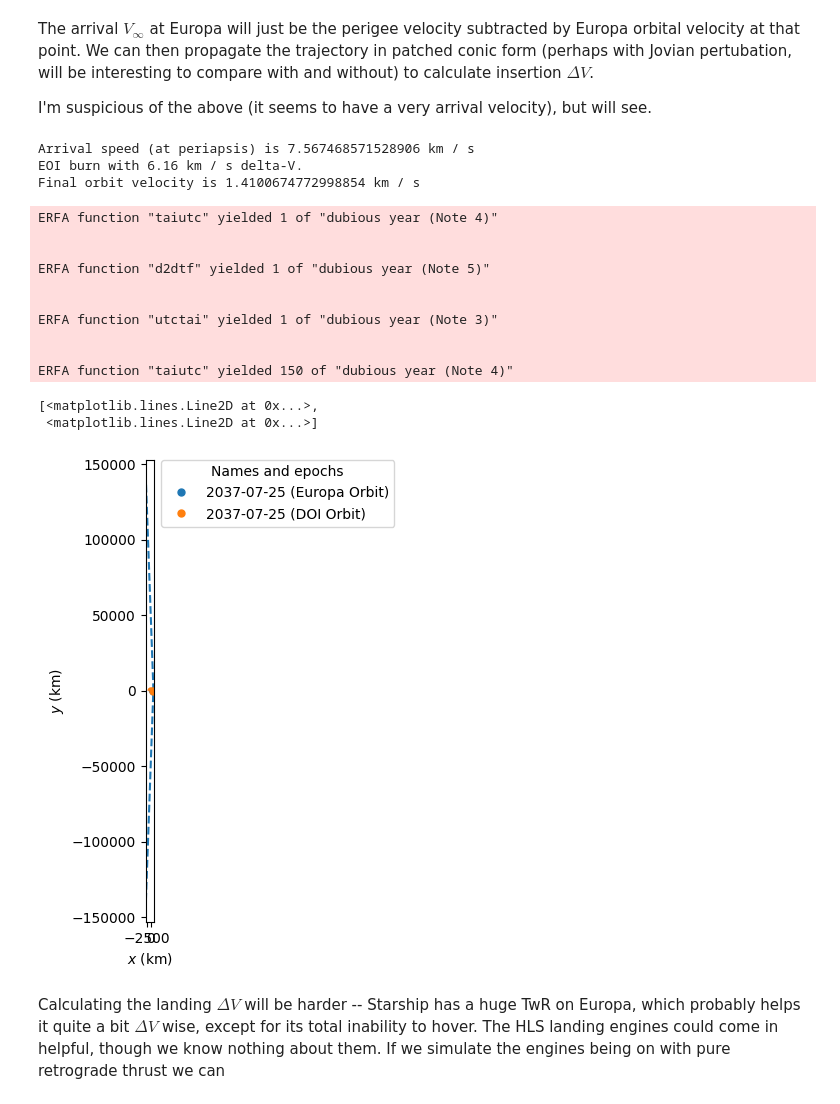
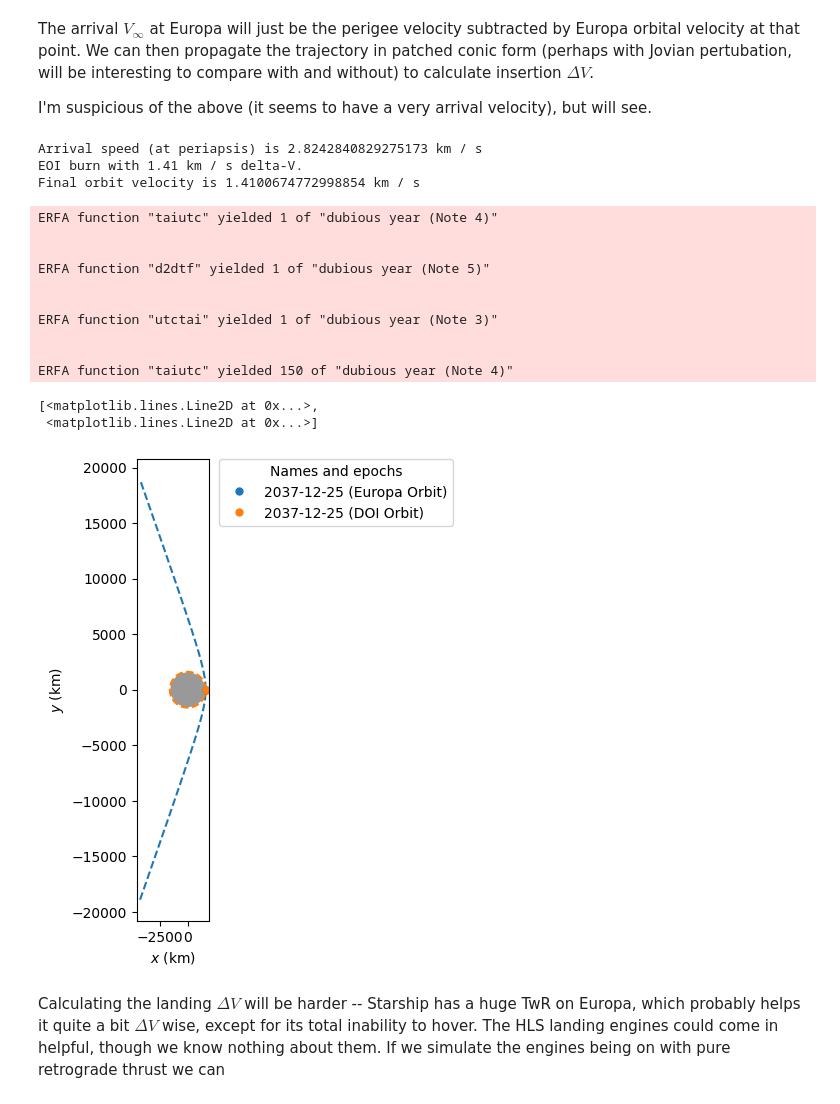
Before and after one commit to jackSN8/orbits.js, a Jupyter notebook: jovian_orbit_testing.ipynb, the cells around one changed output. Cells and saved outputs as stored; diff of their text form; code cells hidden in the pictures.

```diff
--- a/jovian_orbit_testing.ipynb
+++ b/jovian_orbit_testing.ipynb
@@ -106,22 +106,23 @@ Burn of 2.90 km/s applied to reduce speed at periapsis.
 #From that orbit, how much DV to land on Europa?
 #its not obvious how reducing the orbit down with g assists would be calculated, but lets assume we can get to
 #roughly callisto apogee, europa perigee
-start_date = time.Time("2037-07-17 14:01", scale="utc").tdb
-end_date = time.Time("2037-07-25 01:01", scale="utc").tdb
+start_date = time.Time("2037-12-01 14:01", scale="utc").tdb
+end_date = time.Time("2037-12-25 01:01", scale="utc").tdb
 
 epoch=time_range(start=start_date, end=end_date)
 
 europa_ephem = Ephem.from_horizons(502,epochs= epoch, attractor= Jupiter)#Europa is 592
 
 body1=Europa
+orb_europa = Orbit.from_ephem(Jupiter, europa_ephem, start_date)
 
 plotter = StaticOrbitPlotter()
 
 plotter.plot(orb_europa, label="Europa Orbit")
 
-starship_orb=post_burn_orbit
+# starship_orb=post_burn_orbit
 #Galelio orbit starship_orb=Orbit.from_classical(Jupiter, 8500000*u.km, 0.975*u.one, 0*u.deg, 0*u.deg, 0*u.deg, 0*u.deg,start_date)
-# starship_orb=Orbit.from_classical(Jupiter, 700000*u.km, 0.075*u.one, 0*u.deg, 0*u.deg,55*u.deg, 0*u.deg,start_date)
+starship_orb=Orbit.from_classical(Jupiter, 860000*u.km, 0.175*u.one, 0*u.deg, 0*u.deg,55*u.deg, 0*u.deg,start_date)
 plotter.plot(starship_orb, color="slategrey",label="Starship Orbit")
 print(f"The Starship is in a {starship_orb}.")
 print(f"The period is {starship_orb.period.to(u.day)}.")
@@ -129,7 +130,7 @@ print(f"The period is {starship_orb.period.to(u.day)}.")
 
 psped = np.linalg.norm(starship_orb.v.to(u.km/u.s))
 europa_sped = np.linalg.norm(orb_europa.v.to(u.km/u.s))
-print(psped-europa_sped)
+print(f"Europa arrival V infinity is {psped-europa_sped:.2f}.")
 # print(f"Speed at periapsis is {pvel:.2f}, Europa orbital velocity at that point is {np.linalg.norm(europa_vel.to(u.km/u.s)):.2f} km/s")
 # %% [output]
 ERFA function "dtf2d" yielded 1 of "dubious year (Note 6)"
@@ -148,7 +149,7 @@ The arrival $V_\infty$ at Europa will just be the perigee velocity subtracted by
 
 I'm suspicious of the above (it seems to have a very arrival velocity), but will see.
 # %%
-v_sc_arriv = 7.3*u.km/u.s
+v_sc_arriv = 2*u.km/u.s
 
 c3_a = np.linalg.norm(v_sc_arriv)**2
 
@@ -166,36 +167,36 @@ arrival_orbit = Orbit.from_classical(
     0 * u.deg,
     0 * u.deg,  # We don't mind
     time.Time(end_date, scale="utc"),
 )
 arrival_circular_orbit = Orbit.circular(body1,alt = r_p, epoch=time.Time(end_date, scale="utc"))
 EOI_DV = np.linalg.norm(arrival_orbit.v)-np.linalg.norm(arrival_circular_orbit.v)
 
 print(f"Arrival speed (at periapsis) is {np.linalg.norm(arrival_orbit.v)}")
 print(f"EOI burn with {EOI_DV:.2f} delta-V.")
 print(f"Final orbit velocity is {np.linalg.norm(arrival_circular_orbit.v)}")
 
 
 plotter = StaticOrbitPlotter()
 
 plotter.plot(arrival_orbit, label="Europa Orbit")
 plotter.plot(arrival_circular_orbit, label="DOI Orbit")
 # %% [output]
-Arrival speed (at periapsis) is 7.567468571528906 km / s
-EOI burn with 6.16 km / s delta-V.
+Arrival speed (at periapsis) is 2.8242840829275173 km / s
+EOI burn with 1.41 km / s delta-V.
 Final orbit velocity is 1.4100674772998854 km / s
 ERFA function "taiutc" yielded 1 of "dubious year (Note 4)"
 
 
 ERFA function "d2dtf" yielded 1 of "dubious year (Note 5)"
 
 
 ERFA function "utctai" yielded 1 of "dubious year (Note 3)"
 
 
 ERFA function "taiutc" yielded 150 of "dubious year (Note 4)"
 [<matplotlib.lines.Line2D at 0x...>,
  <matplotlib.lines.Line2D at 0x...>]
-[figure, old version]
+[figure, new version]
 # %% [markdown]
 Calculating the landing $\Delta V$ will be harder -- Starship has a huge TwR on Europa, which probably helps it quite a bit $\Delta V$ wise, except for its total inability to hover. The HLS landing engines could come in helpful, though we know nothing about them.
 If we simulate the engines being on with pure retrograde thrust we can
```
Also changed, not shown: parts of 2 cells of this notebook, 27 other files.
